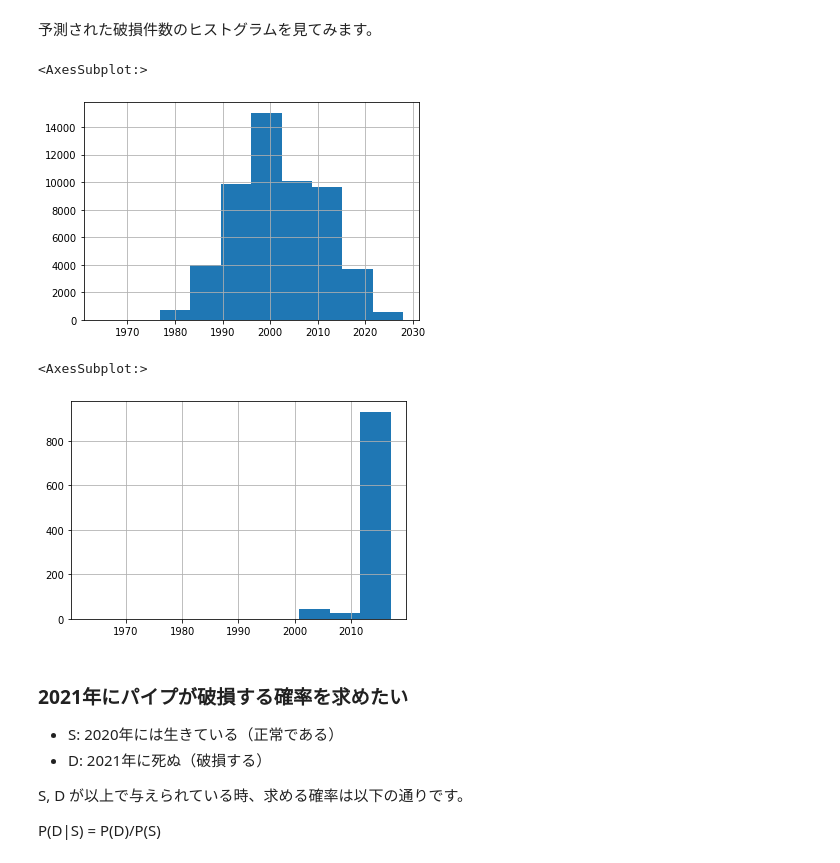
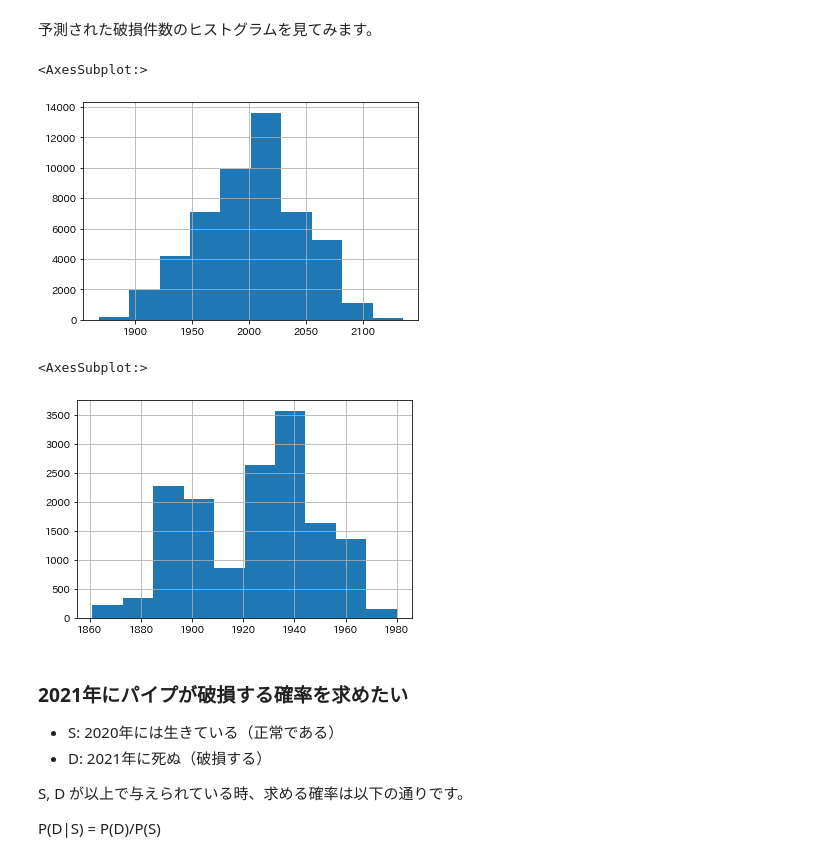
Before and after one commit to ontheroad2022/fracta, a Jupyter notebook: notebooks/100_0_nari_fracta_EDA.ipynb, the cells around one changed output. Saved outputs shown, nothing was run; the diff lists cells and outputs as text; code cells hidden in the pictures.

```diff
--- a/notebooks/100_0_nari_fracta_EDA.ipynb
+++ b/notebooks/100_0_nari_fracta_EDA.ipynb
@@ -225,38 +286,32 @@ A = df_alive.drop(drop_list, axis=1)
 from sklearn.model_selection import train_test_split
 X_train, X_test, y_train, y_test = train_test_split(X, y, test_size=0.33, random_state=42)
 # %%
+%%time
 ### optunaつかう
 # LightGBM用のデータセットに変換
 # import optuna.integration.lightgbm as lgb_o
 import lightgbm as lgb_o
-# from lightgbm import Dataset
-import xgboost as xgb
+from lightgbm import Dataset
 
-train = lgb_o.Dataset(X_train, y_train)
+train = Dataset(X_train, y_train)
 val = Dataset(X_test, y_test)
 
 # train = xgb.DMatrix(X_train, y_train)
 # val = xgb.DMatrix(X_test, y_test)
 
-
-# %%time
 # ハイパーパラメータサーチ&モデル構築
-params = {'objective': 'regression',
-        'metric': 'rmse',
-        'random_seed':0}
-
 params = {
         'objective': 'regression',
         'metric': 'rmse',
         'random_seed': 0,
         'feature_pre_filter': False,
-        'lambda_l1': 0.05,
-        'lambda_l2': 0.05,
-        'num_leaves': 1000,
-        'feature_fraction': 0.8,
+        'lambda_l1': 0.01,
+        'lambda_l2': 0.04,
+        'num_leaves': 50,
+        'feature_fraction': 0.6,
         'bagging_fraction': 0.8,
-        'bagging_freq': 100,
-        # 'min_data_in_leaf': 5,
+        'bagging_freq': 10,
+        'min_data_in_leaf': 5,
         'min_child_samples': 5,
         'num_iterations': 1000,
         'early_stopping_round': 3000
@@ -315,5 +370,5 @@ from sklearn.metrics import mean_absolute_error, mean_squared_error, mean_absolu
 # print('MAPE: {:.2f}%'.format(mean_absolute_percentage_error(test_y, y_pred_test)*100))
 # print('RMSE: {:.2f}'.format(np.sqrt(mean_squared_error(test_y, y_pred_test))))
 # print('MAE: {:.2f}'.format(mean_absolute_error(test_y, y_pred_test)))
-lgb.plot_importance(gbm_o, figsize=(6, 9))
+lgb.plot_importance(gbm_o, figsize=(6, 15))
 # %% [output]
@@ -446,17 +517,20 @@ array([[<AxesSubplot:title={'center':'0'}>]], dtype=object)
-# %%
-A['break_pred']=A['install_year'].add(pred, axis=0).astype(int)
+# %%
+A['age'] = pd.DataFrame(pred.tolist()).astype(int)
+A['install_year'] = A_install_year
+# %%
+A['break_year'] = A['install_year'] + A['age']
 # %% [markdown]
 予測された破損件数のヒストグラムを見てみます。
 # %%
-A['break_pred'].hist()
+A['break_year'].hist()
 # %% [output]
 <AxesSubplot:>
-[figure, old version]
+[figure, new version]
 # %%
-A[A['break_pred'] > 2020]['install_year'].hist()
+A[A['break_year'] < 1980]['install_year'].hist()
 # %% [output]
 <AxesSubplot:>
-[figure, old version]
+[figure, new version]
 # %% [markdown]
 ### 2021年にパイプが破損する確率を求めたい
 - S: 2020年には生きている（正常である）
```
Also changed, not shown: parts of 39 cells of this notebook.
